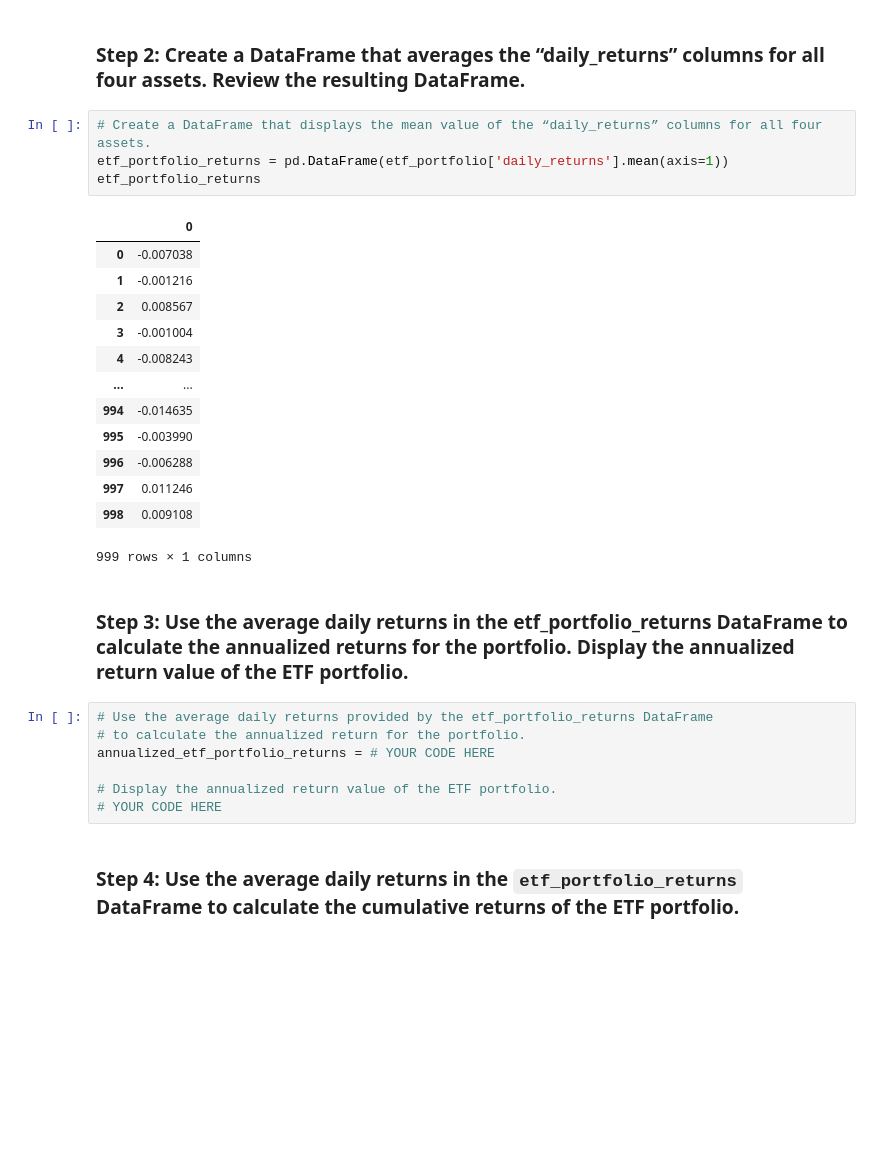
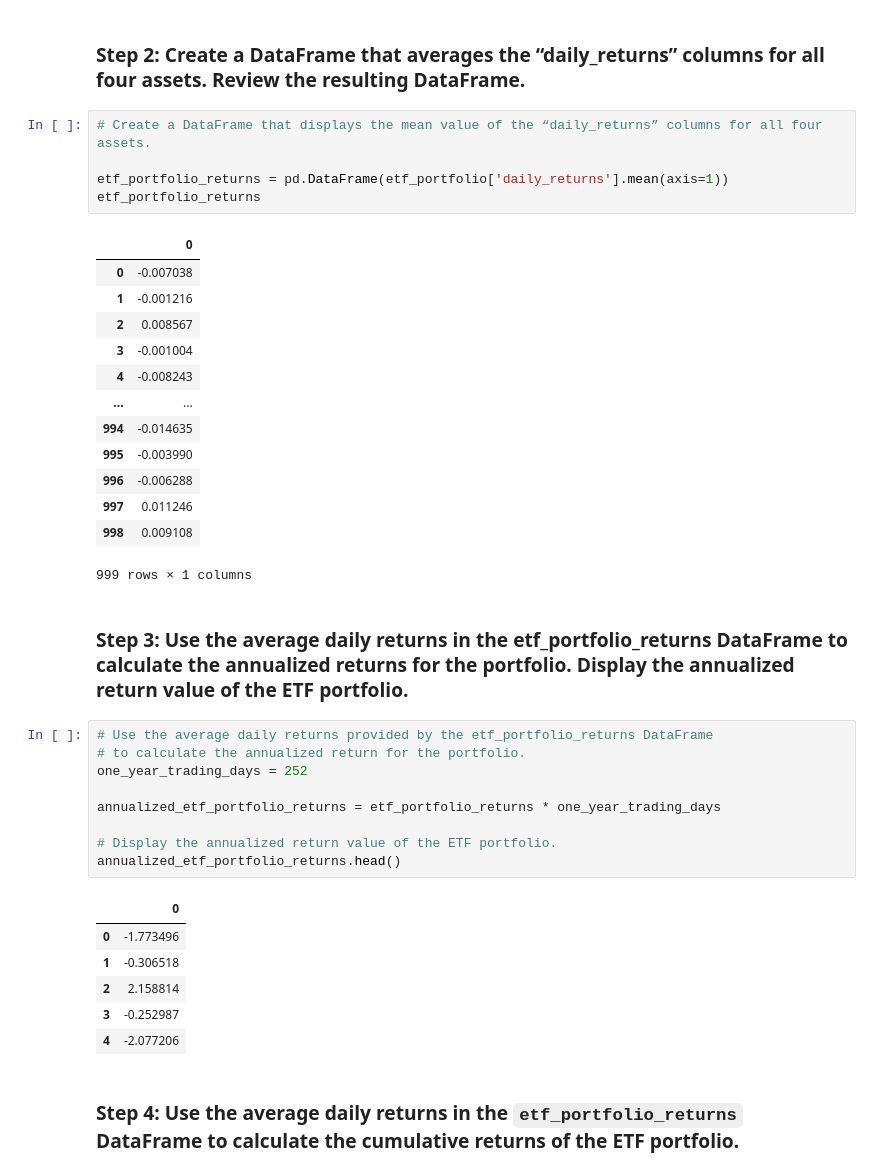
Before and after one commit to normanc529/Module_7_Challenge, a Jupyter notebook: etf_analyzer.ipynb, the cells around one changed output. Cells and saved outputs as stored; diff of their text form; blank space fills up the shorter version.

```diff
--- a/etf_analyzer.ipynb
+++ b/etf_analyzer.ipynb
@@ -356,6 +366,7 @@ etf_portfolio
 ### Step 2: Create a DataFrame that averages the “daily_returns” columns for all four assets. Review the resulting DataFrame.
 # %%
 # Create a DataFrame that displays the mean value of the “daily_returns” columns for all four assets.
+
 etf_portfolio_returns = pd.DataFrame(etf_portfolio['daily_returns'].mean(axis=1))
 etf_portfolio_returns
 # %% [output]
@@ -377,10 +388,19 @@ etf_portfolio_returns
 # %%
 # Use the average daily returns provided by the etf_portfolio_returns DataFrame
 # to calculate the annualized return for the portfolio.
-annualized_etf_portfolio_returns = # YOUR CODE HERE
+one_year_trading_days = 252
+
+annualized_etf_portfolio_returns = etf_portfolio_returns * one_year_trading_days
 
 # Display the annualized return value of the ETF portfolio.
-# YOUR CODE HERE
+annualized_etf_portfolio_returns.head()
+# %% [output]
+|  | 0 |
+| 0 | -1.773496 |
+| 1 | -0.306518 |
+| 2 | 2.158814 |
+| 3 | -0.252987 |
+| 4 | -2.077206 |
 # %% [markdown]
 ### Step 4: Use the average daily returns in the `etf_portfolio_returns` DataFrame to calculate the cumulative returns of the ETF portfolio.
 # %%
```
Also changed, not shown: parts of 7 cells of this notebook, 1 other file.
